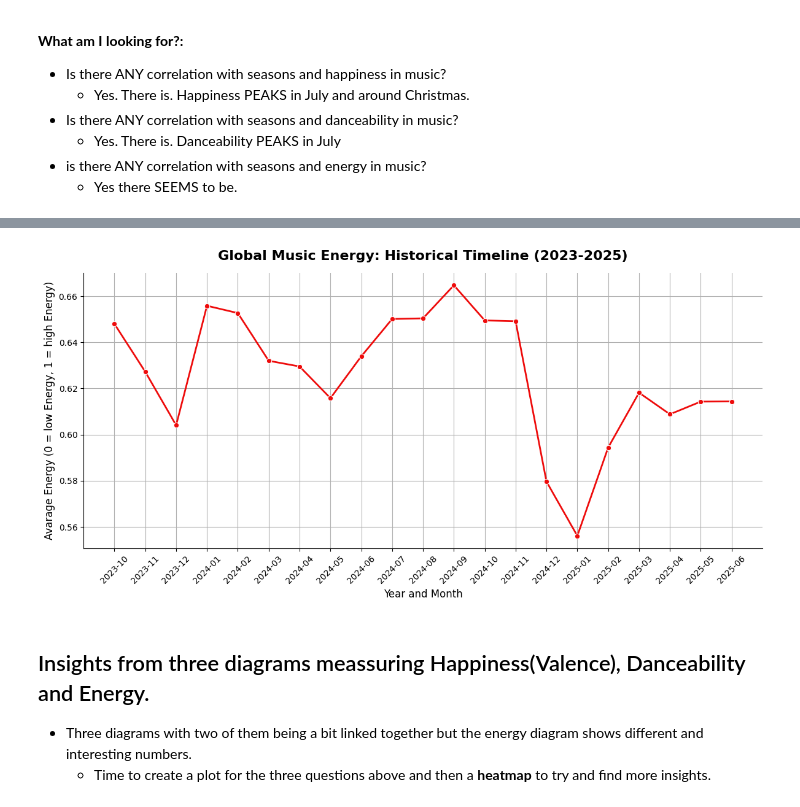
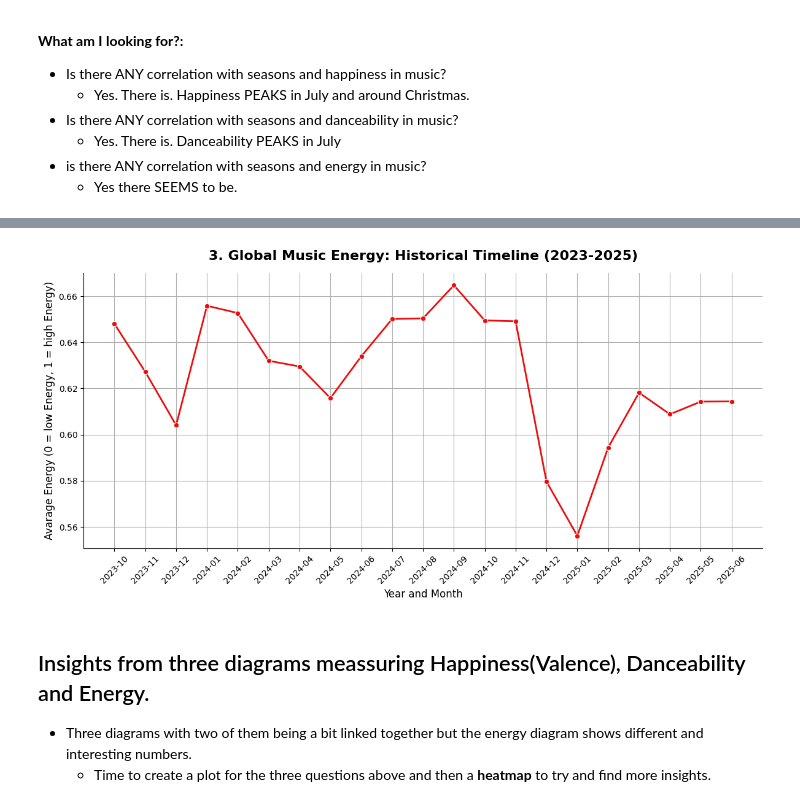
Before and after one commit to JohnnyHyytiainen/DEUX2025_music_project, a Jupyter notebook: notebooks/eda_global_johnny.ipynb, the cells around one changed output, grey strips where cells are left out. Saved outputs shown, nothing was run; the diff lists cells and outputs as text; code cells hidden in the pictures.

```diff
--- a/notebooks/eda_global_johnny.ipynb
+++ b/notebooks/eda_global_johnny.ipynb
@@ -219,35 +177,35 @@ monthly_energetic = df_global.groupby("year_month")["energy"].mean().reset_index
 # ===== PLOTTING =====
 # OOP-way av att plotta istället
 fix, ax = plt.subplots(figsize=(12, 6))
 
 # Lineplot
 sns.lineplot(
     data=monthly_energetic,
     x="year_month",
     y="energy",
     marker="o",
     color="#EE0B0B",
     ax=ax,
     linewidth=2,
 )
 
 # Data storytelling: Rensar bort onödigt skräp och gör allting tydligare
-ax.set_title('Global Music Energy: Historical Timeline (2023-2025)', fontsize=16, fontweight='bold', pad=15)
+ax.set_title('3. Global Music Energy: Historical Timeline (2023-2025)', fontsize=16, fontweight='bold', pad=15)
 ax.set_xlabel('Year and Month', fontsize=12)
 ax.set_ylabel('Avarage Energy (0 = low Energy, 1 = high Energy)', fontsize=12)
 # VIKTIGT: Eftersom att det är många månader nu, roterar jag texten på X-axeln så den går att läsa
 plt.xticks(rotation=45)
 
 
 # Bort med spines och få fram grid
 ax.grid(True)
 ax.spines['top'].set_visible(False)
 ax.spines['right'].set_visible(False)
 
 plt.tight_layout()
 plt.show()
 # %% [output]
-[figure, old version]
+[figure, new version]
 # %% [markdown]
 ## Insights from three diagrams meassuring Happiness(Valence), Danceability and Energy.
 - Three diagrams with two of them being a bit linked together but the energy diagram shows different and interesting numbers.
```
Also changed, not shown: parts of 7 cells of this notebook, 16 other files.
